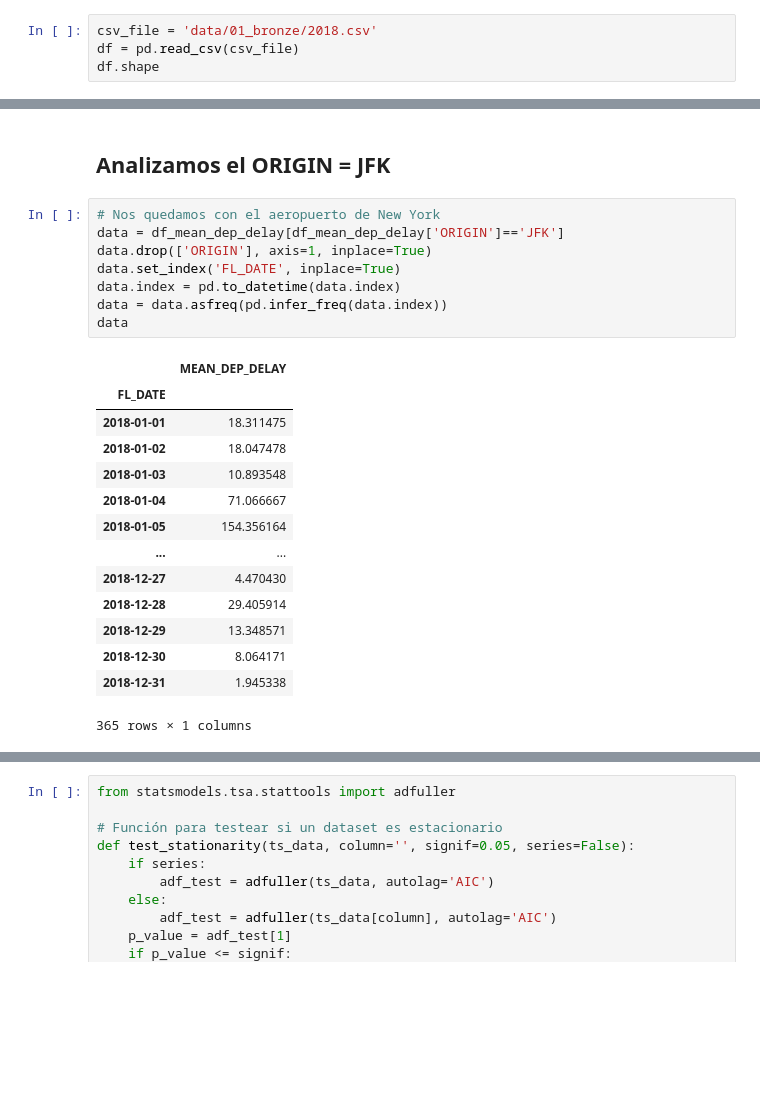
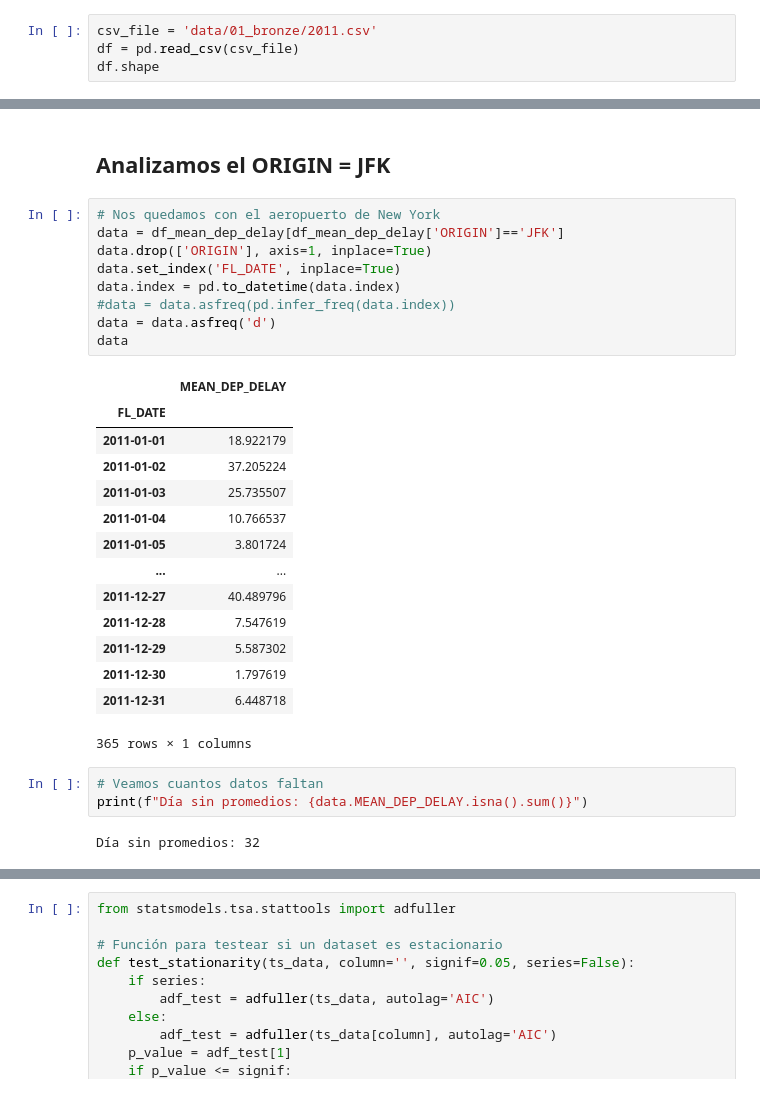
Before and after one commit to jdanussi/airflow-ml, a Jupyter notebook: notebooks/ML_ARIMA.ipynb, the cells around one changed output, grey strips where cells are left out. Cells and saved outputs as stored; diff of their text form; blank space fills up the shorter version.

```diff
--- a/notebooks/ML_ARIMA.ipynb
+++ b/notebooks/ML_ARIMA.ipynb
@@ -10,7 +10,7 @@ pd.set_option('display.max_columns', None)
 import warnings
 warnings.filterwarnings('ignore')
 # %%
-csv_file = 'data/01_bronze/2018.csv'
+csv_file = 'data/01_bronze/2011.csv'
 df = pd.read_csv(csv_file)
 df.shape
 # %% [output]
@@ -71,23 +71,29 @@ plt.rcParams['figure.figsize']=(16,6)
 # %%
 # Nos quedamos con el aeropuerto de New York
 data = df_mean_dep_delay[df_mean_dep_delay['ORIGIN']=='JFK']
 data.drop(['ORIGIN'], axis=1, inplace=True)
 data.set_index('FL_DATE', inplace=True)
 data.index = pd.to_datetime(data.index)
-data = data.asfreq(pd.infer_freq(data.index))
+#data = data.asfreq(pd.infer_freq(data.index))
+data = data.asfreq('d')
 data
 # %% [output]
 |  | MEAN_DEP_DELAY |
 | FL_DATE |  |
-| 2018-01-01 | 18.311475 |
-| 2018-01-02 | 18.047478 |
-| 2018-01-03 | 10.893548 |
-| 2018-01-04 | 71.066667 |
-| 2018-01-05 | 154.356164 |
+| 2011-01-01 | 18.922179 |
+| 2011-01-02 | 37.205224 |
+| 2011-01-03 | 25.735507 |
+| 2011-01-04 | 10.766537 |
+| 2011-01-05 | 3.801724 |
 | ... | ... |
-| 2018-12-27 | 4.470430 |
-| 2018-12-28 | 29.405914 |
-| 2018-12-29 | 13.348571 |
-| 2018-12-30 | 8.064171 |
-| 2018-12-31 | 1.945338 |
+| 2011-12-27 | 40.489796 |
+| 2011-12-28 | 7.547619 |
+| 2011-12-29 | 5.587302 |
+| 2011-12-30 | 1.797619 |
+| 2011-12-31 | 6.448718 |
 365 rows × 1 columns
+# %%
+# Veamos cuantos datos faltan
+print(f"Día sin promedios: {data.MEAN_DEP_DELAY.isna().sum()}")
+# %% [output]
+Día sin promedios: 32
```
Also changed, not shown: parts of 24 cells of this notebook, 5 other files.
